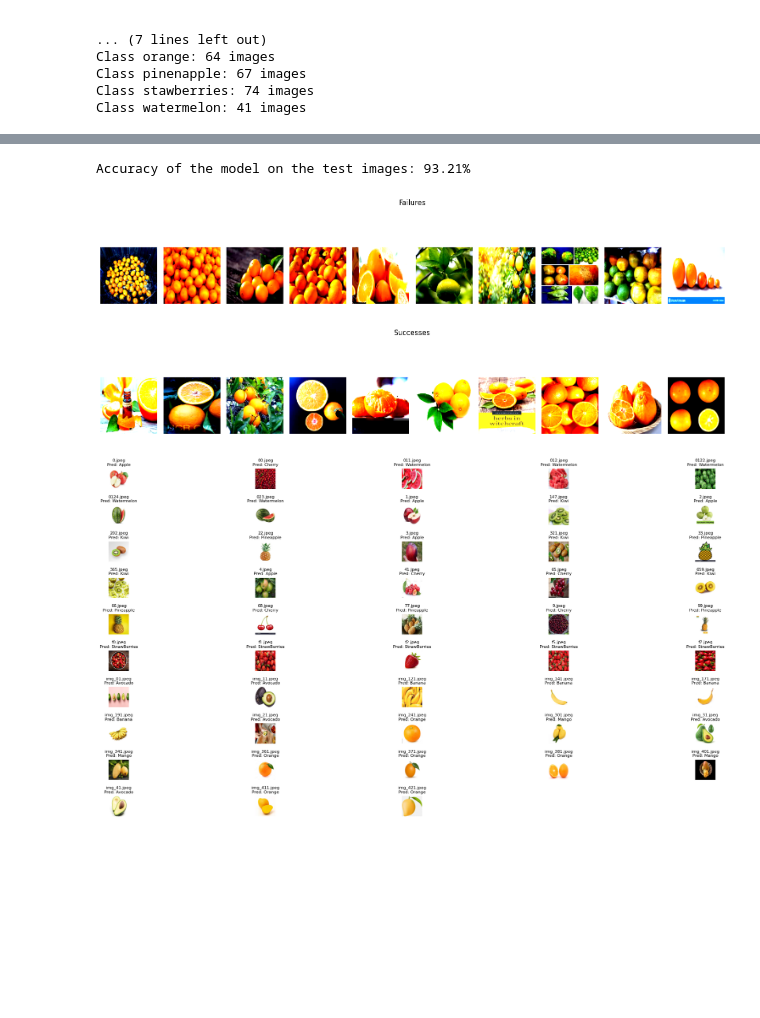
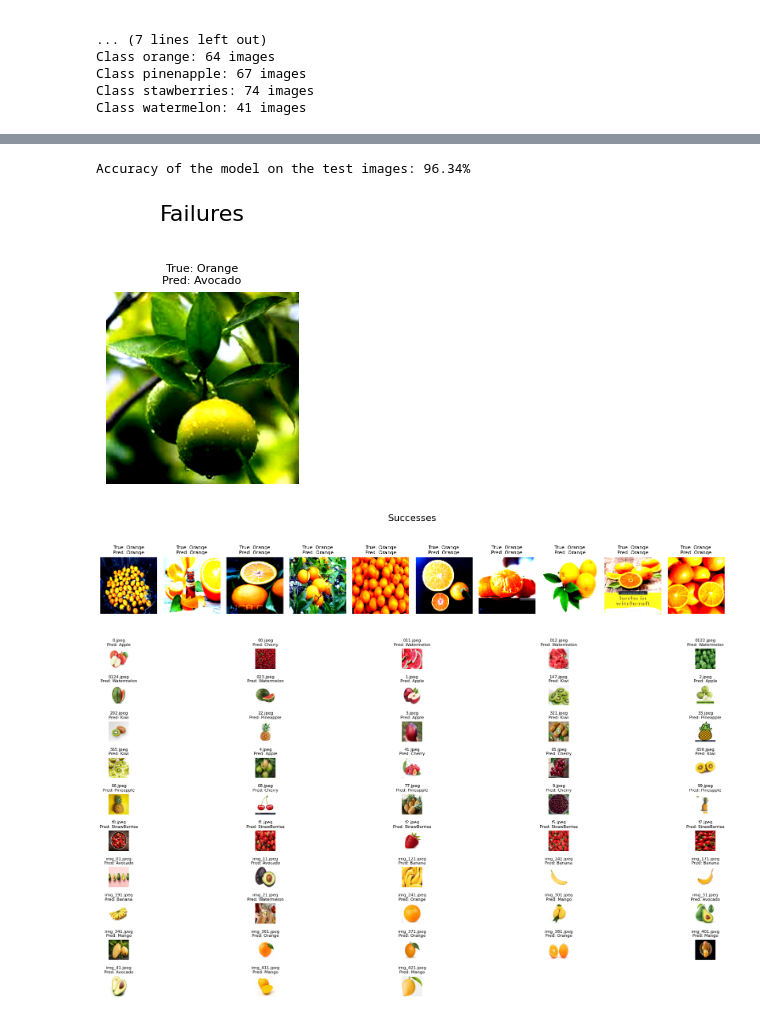
Before and after one commit to javi9davi/Fruit-Classifier, a Jupyter notebook: main.ipynb, the cells around one changed output, grey strips where cells are left out. Drawn from its saved outputs; the diff is of its cells as text; code cells hidden in the pictures; blank space fills up the shorter version.

```diff
--- a/main.ipynb
+++ b/main.ipynb
@@ -148,7 +148,7 @@ patience = 5
 trigger_times = 0
 
 # Training loop
-epochs = 3
+epochs = 20
 for epoch in range(epochs):
     # Modo de entrenamiento
     model.train()
@@ -298,44 +307,49 @@ else:
     print('No test images found.')
 
 # Function to display images
 def show_images(images, titles, num_to_display=10, title=''):
-    plt.figure(figsize=(15, 6))
-    for i in range(min(num_to_display, len(images))):
-        plt.subplot(2, 10, i + 1)
+    num_images = min(num_to_display, len(images))
+    cols = min(10, num_images)
+    rows = (num_images + cols - 1) // cols
 
-        # Normalize the image to [0, 1]
+    plt.figure(figsize=(15, 3 * rows))
+    for i in range(num_images):
+        plt.subplot(rows, cols, i + 1)
+
         image = images[i]
         image = (image + 1) / 2
-        image = torch.clamp(image, 0, 1)  # Clipping to the valid range [0, 1]
+        image = torch.clamp(image, 0, 1)
+        plt.title(titles[i], fontsize=8)
 
-        # Display color images
         plt.imshow(image.permute(1, 2, 0))
         plt.axis('off')
-    plt.suptitle(title)
-    plt.tight_layout()
+
+    plt.suptitle(title, fontsize=16)
+    plt.tight_layout(rect=[0, 0, 1, 0.95])
     plt.show()
+
 
 # Display failed images
 if results["failed"]:
     failed_images, failed_labels, failed_predictions = zip(*results["failed"])
     show_images(failed_images,
                 [f'True: {class_names[l.item()]}\nPred: {class_names[p.item()]}' for l, p in zip(failed_labels, failed_predictions)],
                 title='Failures')
 else:
     print("No failed images found.")
 
 # Display correct images
 if results["correct"]:
     correct_images, correct_labels, correct_predictions = zip(*results["correct"])
     show_images(correct_images,
                 [f'True: {class_names[l.item()]}\nPred: {class_names[p.item()]}' for l, p in zip(correct_labels, correct_predictions)],
                 title='Successes')
 else:
     print("No correct images found.")
 # %% [output]
-Accuracy of the model on the test images: 93.21%
+Accuracy of the model on the test images: 96.34%
-[figure, old version]
+[figure, new version]
-[figure, old version]
+[figure, new version]
 # %%
 import os
 from PIL import Image
```
Also changed, not shown: parts of 2 cells of this notebook.
